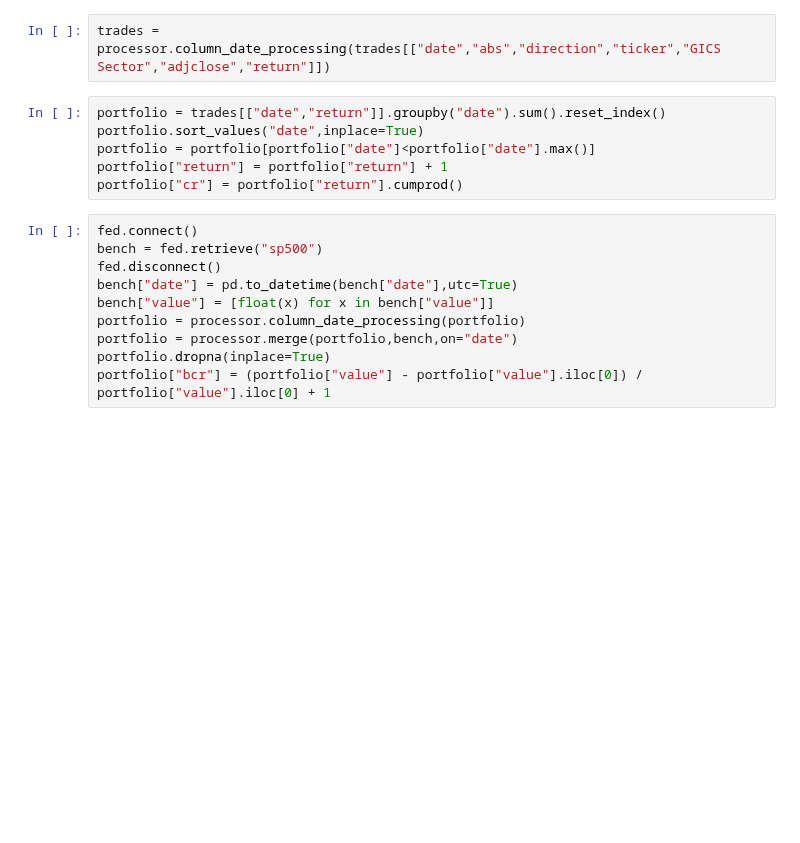
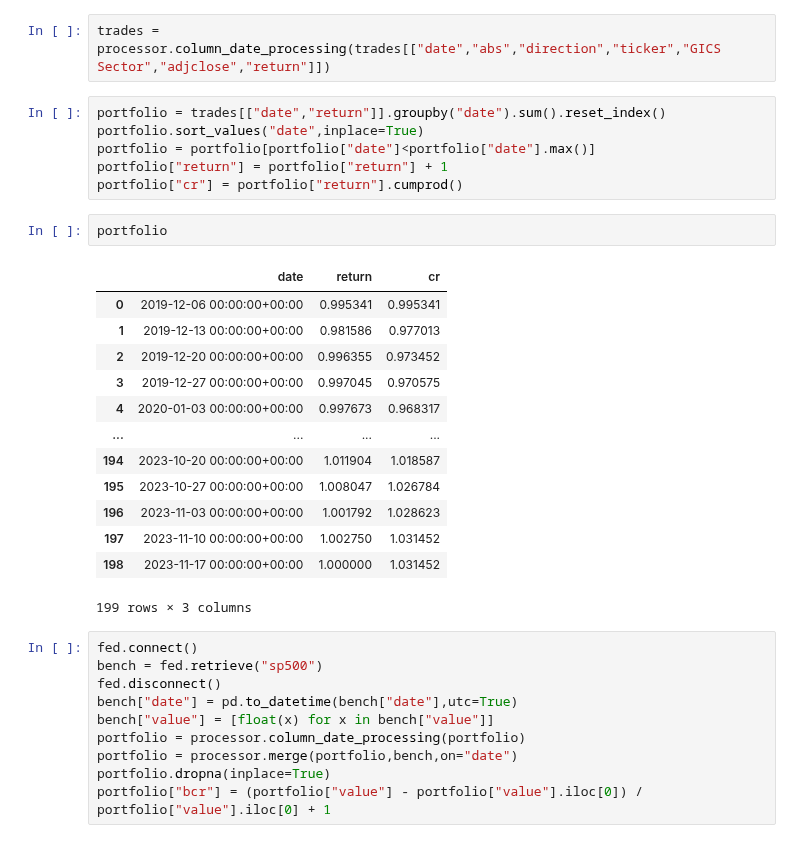
Before and after one commit to chung-ejy/sapling, a Jupyter notebook: algo.ipynb, the cells around one changed output. Drawn from its saved outputs; the diff is of its cells as text; blank space fills up the shorter version.

```diff
--- a/algo.ipynb
+++ b/algo.ipynb
@@ -79,6 +79,22 @@ portfolio.sort_values("date",inplace=True)
 portfolio = portfolio[portfolio["date"]<portfolio["date"].max()]
 portfolio["return"] = portfolio["return"] + 1
 portfolio["cr"] = portfolio["return"].cumprod()
+# %%
+portfolio
+# %% [output]
+|  | date | return | cr |
+| 0 | 2019-12-06 00:00:00+00:00 | 0.995341 | 0.995341 |
+| 1 | 2019-12-13 00:00:00+00:00 | 0.981586 | 0.977013 |
+| 2 | 2019-12-20 00:00:00+00:00 | 0.996355 | 0.973452 |
+| 3 | 2019-12-27 00:00:00+00:00 | 0.997045 | 0.970575 |
+| 4 | 2020-01-03 00:00:00+00:00 | 0.997673 | 0.968317 |
+| ... | ... | ... | ... |
+| 194 | 2023-10-20 00:00:00+00:00 | 1.011904 | 1.018587 |
+| 195 | 2023-10-27 00:00:00+00:00 | 1.008047 | 1.026784 |
+| 196 | 2023-11-03 00:00:00+00:00 | 1.001792 | 1.028623 |
+| 197 | 2023-11-10 00:00:00+00:00 | 1.002750 | 1.031452 |
+| 198 | 2023-11-17 00:00:00+00:00 | 1.000000 | 1.031452 |
+199 rows × 3 columns
 # %%
 fed.connect()
 bench = fed.retrieve("sp500")
```
Also changed, not shown: parts of 5 cells of this notebook.
